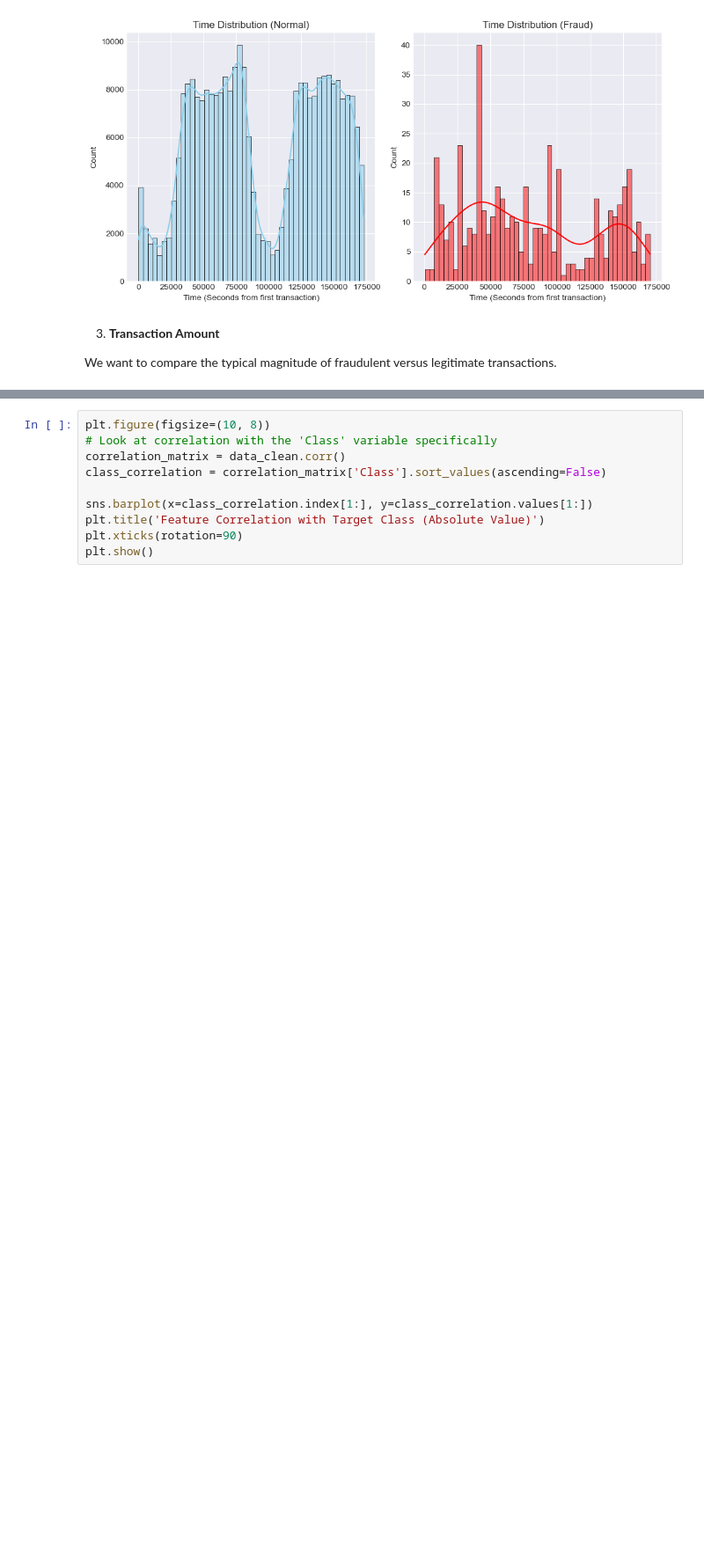
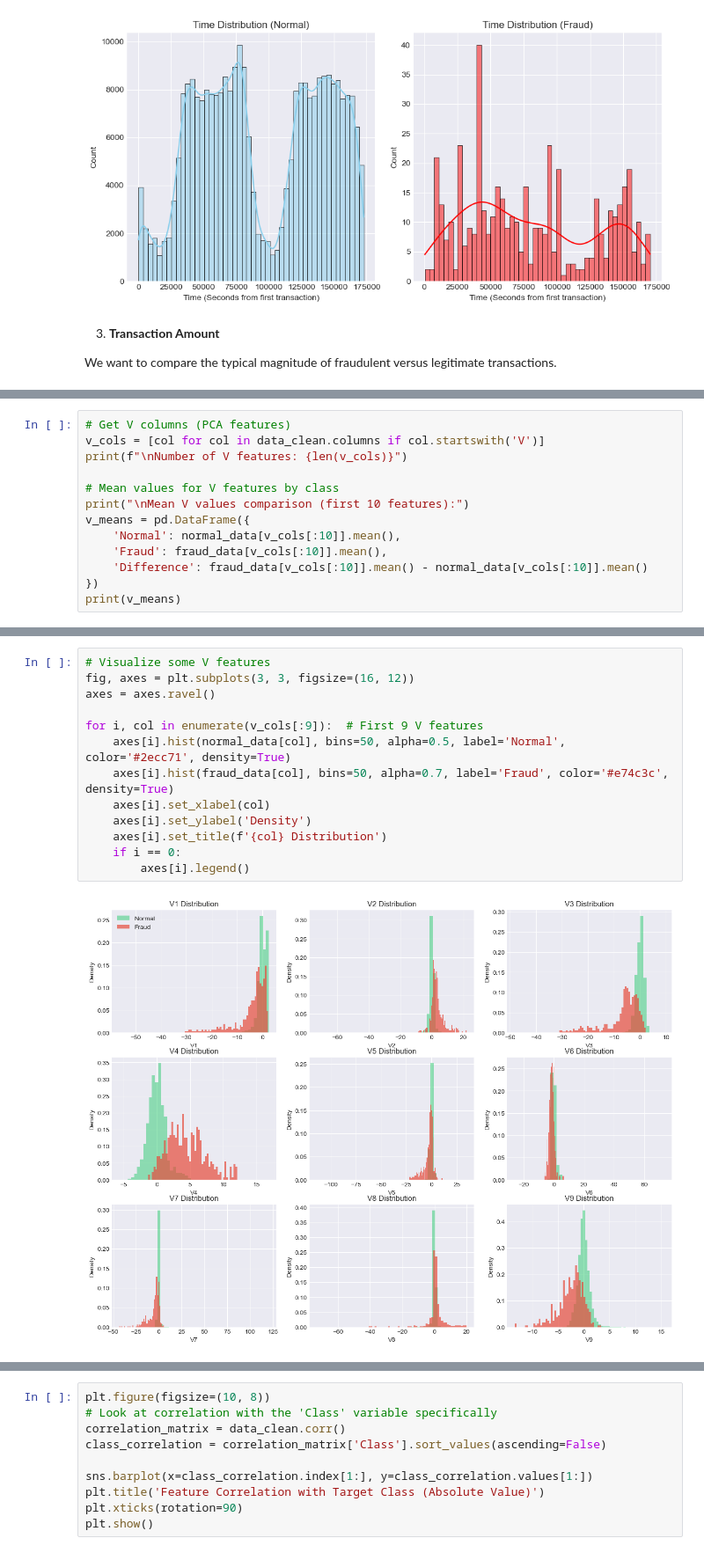
Before and after one commit to mwendemichelle4-dev/Credit-Card-Fraud-Detection-Analysis, a Jupyter notebook: Notebook.ipynb, the cells around one changed output, grey strips where cells are left out. Shown at 88% size. Saved outputs shown, nothing was run; the diff lists cells and outputs as text; blank space fills up the shorter version.

```diff
--- a/Notebook.ipynb
+++ b/Notebook.ipynb
@@ -364,0 +427,13 @@ plt.show()
+# %%
+# Get V columns (PCA features)
+v_cols = [col for col in data_clean.columns if col.startswith('V')]
+print(f"\nNumber of V features: {len(v_cols)}")
+
+# Mean values for V features by class
+print("\nMean V values comparison (first 10 features):")
+v_means = pd.DataFrame({
+    'Normal': normal_data[v_cols[:10]].mean(),
+    'Fraud': fraud_data[v_cols[:10]].mean(),
+    'Difference': fraud_data[v_cols[:10]].mean() - normal_data[v_cols[:10]].mean()
+})
+print(v_means)
@@ -365 +455,16 @@ plt.show()
+# %%
+# Visualize some V features
+fig, axes = plt.subplots(3, 3, figsize=(16, 12))
+axes = axes.ravel()
+
+for i, col in enumerate(v_cols[:9]):  # First 9 V features
+    axes[i].hist(normal_data[col], bins=50, alpha=0.5, label='Normal', color='#2ecc71', density=True)
+    axes[i].hist(fraud_data[col], bins=50, alpha=0.7, label='Fraud', color='#e74c3c', density=True)
+    axes[i].set_xlabel(col)
+    axes[i].set_ylabel('Density')
+    axes[i].set_title(f'{col} Distribution')
+    if i == 0:
+        axes[i].legend()
+# %% [output]
+[figure, added]
 # %% [markdown]
```
Also changed, not shown: parts of 24 cells of this notebook.
